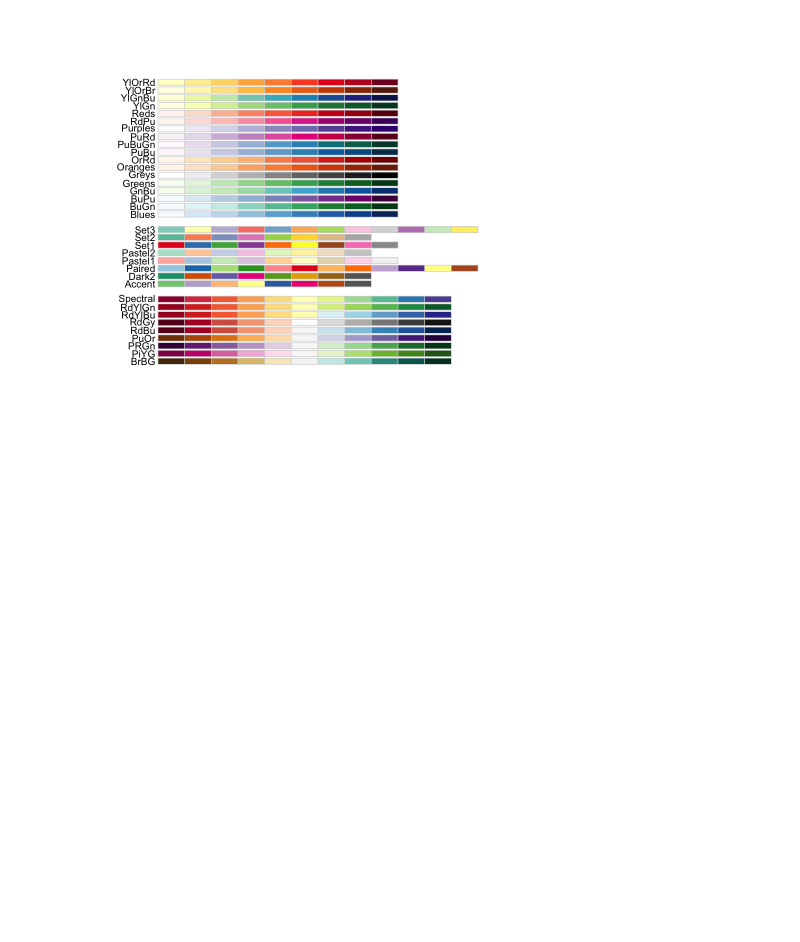
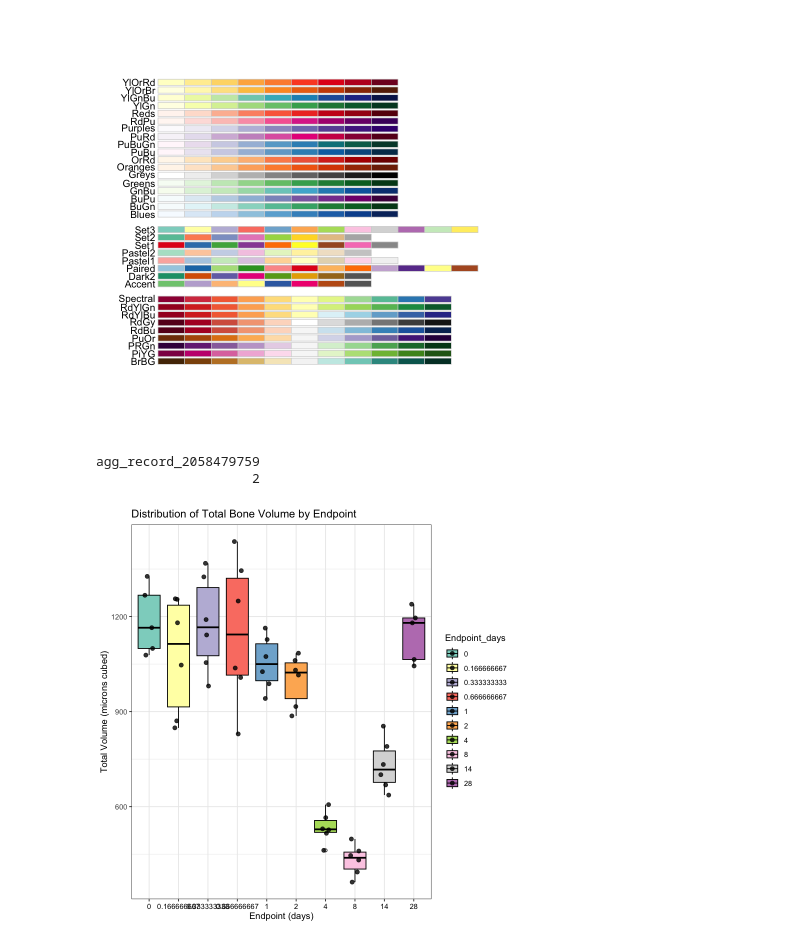
Before and after one commit to dwilliamsLab/microct_analysis, a Jupyter notebook: bone_analysis.ipynb, the cells around one changed output. Drawn from its saved outputs; the diff is of its cells as text; code cells hidden in the pictures; blank space fills up the shorter version.

```diff
--- a/bone_analysis.ipynb
+++ b/bone_analysis.ipynb
@@ -185,3 +199,29 @@ sd(bone_volume_to_plot3$Total_volume)        # Standard deviation
 display.brewer.all()
 # %% [output]
 [figure]
+# %%
+#box and whisker plot
+bone_box_and_whisker_plot = ggplot(data = bone_volume_to_plot3, aes(x = Endpoint_days, y = Total_volume, fill = Endpoint_days)) +
+                       geom_boxplot(color = "black", outlier.shape = 21, outlier.fill = "white") +
+                       theme_bw() +
+                       ylab("Total Volume (microns cubed)") +
+                       xlab("Endpoint (days)") +
+                       ggtitle("Distribution of Total Bone Volume by Endpoint") +
+                       scale_fill_brewer(palette = "Set3") +
+                       theme(
+                        axis.text.x = element_text(color = "black"))+
+                       geom_jitter(width = 0.15, size = 2, alpha = 0.8)
+print(bone_box_and_whisker_plot)
+
+# Step 1: Call the pdf command to start the plot
+pdf(file = "Total_bone_volume_boxplots.pdf",   # The directory you want to save the file in
+    width = 12, # The width of the plot in inches
+    height = 12) # The height of the plot in inches
+# Step 2: Create the plot with R code
+print(bone_box_and_whisker_plot)
+# Step 3: Run dev.off() to create the file!
+dev.off()
+# %% [output]
+agg_record_2058479759
+                    2
+[figure, added]
```
Also changed, not shown: parts of 9 cells of this notebook, 1 other file.
